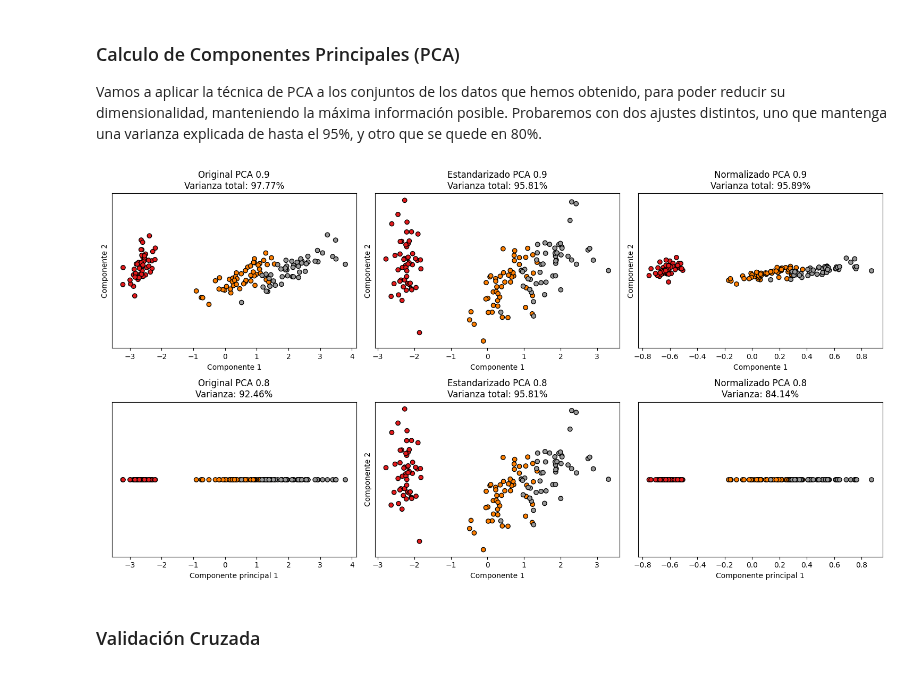
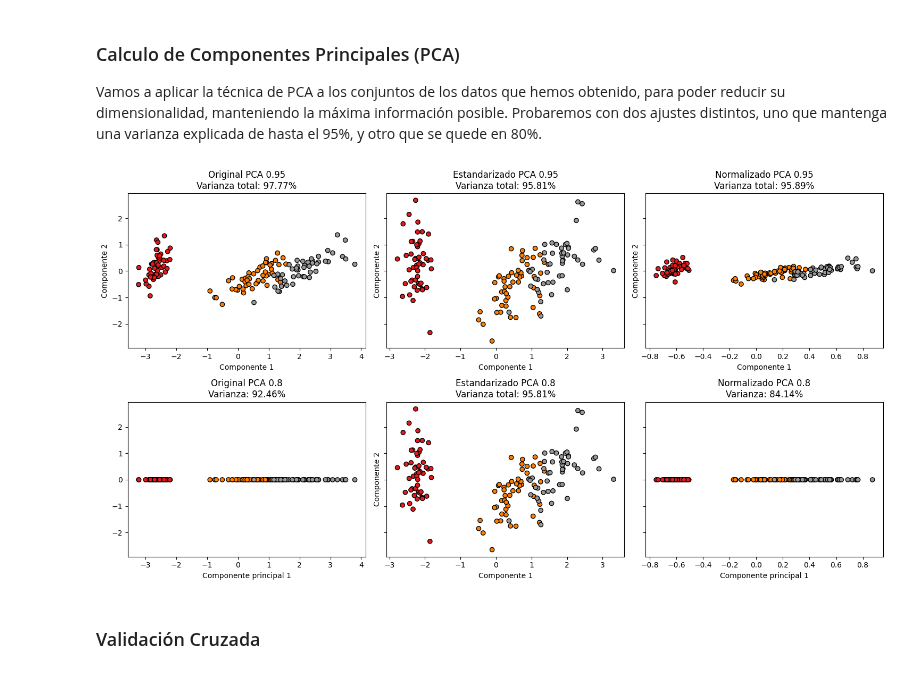
Before and after one commit to carlosgg0/practicas-aprendizaje, a Jupyter notebook: practica2/setup.ipynb, the cells around one changed output. Saved outputs shown, nothing was run; the diff lists cells and outputs as text; code cells hidden in the pictures.

Commit message:
Arreglada la funcion mostrar_pca() para que mostrase los valores del eje y

```diff
--- a/practica2/setup.ipynb
+++ b/practica2/setup.ipynb
@@ -109,11 +109,9 @@ Vamos a aplicar la técnica de PCA a los conjuntos de los datos que hemos obteni
 # %%
 def mostrar_pca(pca, pca_data, y, ax, title=""):
     if pca_data.shape[1] == 1:
-
         ax.set_title(title + f"\nVarianza: {pca.explained_variance_ratio_[0]*100:.2f}%")
         ax.scatter(pca_data[:, 0], np.zeros(pca_data.shape[0]), c=y, cmap=plt.cm.Set1, edgecolor="k")
         ax.set_xlabel("Componente principal 1")
-        ax.set_yticks([])
 
     elif pca_data.shape[1] == 2:
         total_var = (pca.explained_variance_ratio_[0] + pca.explained_variance_ratio_[1]) * 100
@@ -127,32 +125,32 @@ def mostrar_pca(pca, pca_data, y, ax, title=""):
 # %%
 pca95 = PCA(n_components=0.95)
 pca80 = PCA(n_components=0.8)
 
 # Creamos una sola figura con 6 subplots
 fig, axes = plt.subplots(nrows=2, ncols=3, figsize=(15, 8), sharey=True)
 
-# PCA 0.9
+# PCA 0.95
 original_pca95 = pca95.fit_transform(original)
 standarized_pca95 = pca95.fit_transform(standarized)
 normalized_pca95 = pca95.fit_transform(normalized)
 
-mostrar_pca(pca95, pca95.fit_transform(original), y, axes[0, 0], "Original PCA 0.9")
-mostrar_pca(pca95, pca95.fit_transform(standarized), y, axes[0, 1], "Estandarizado PCA 0.9")
-mostrar_pca(pca95, pca95.fit_transform(normalized), y, axes[0, 2], "Normalizado PCA 0.9")
+mostrar_pca(pca95, pca95.fit_transform(original), y, axes[0, 0], "Original PCA 0.95")
+mostrar_pca(pca95, pca95.fit_transform(standarized), y, axes[0, 1], "Estandarizado PCA 0.95")
+mostrar_pca(pca95, pca95.fit_transform(normalized), y, axes[0, 2], "Normalizado PCA 0.95")
 
 # PCA 0.8
 original_pca80 = pca80.fit_transform(original)
 standarized_pca80 = pca80.fit_transform(standarized)
 normalized_pca80 = pca80.fit_transform(normalized)
 
 mostrar_pca(pca80, pca80.fit_transform(original), y, axes[1, 0], "Original PCA 0.8")
 mostrar_pca(pca80, pca80.fit_transform(standarized), y, axes[1, 1], "Estandarizado PCA 0.8")
 mostrar_pca(pca80, pca80.fit_transform(normalized), y, axes[1, 2], "Normalizado PCA 0.8")
 
 plt.tight_layout()
 plt.show()
 # %% [output]
-[figure, old version]
+[figure, new version]
 # %% [markdown]
 ### Validación Cruzada
 # %%
```
